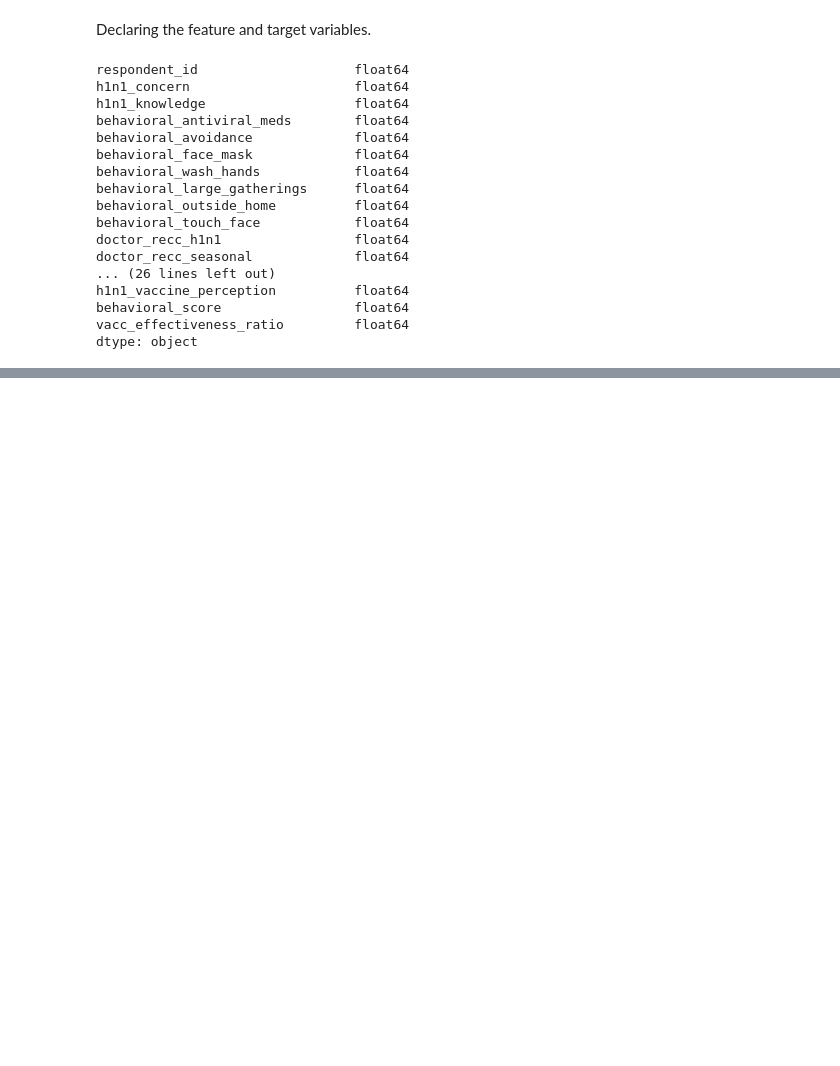
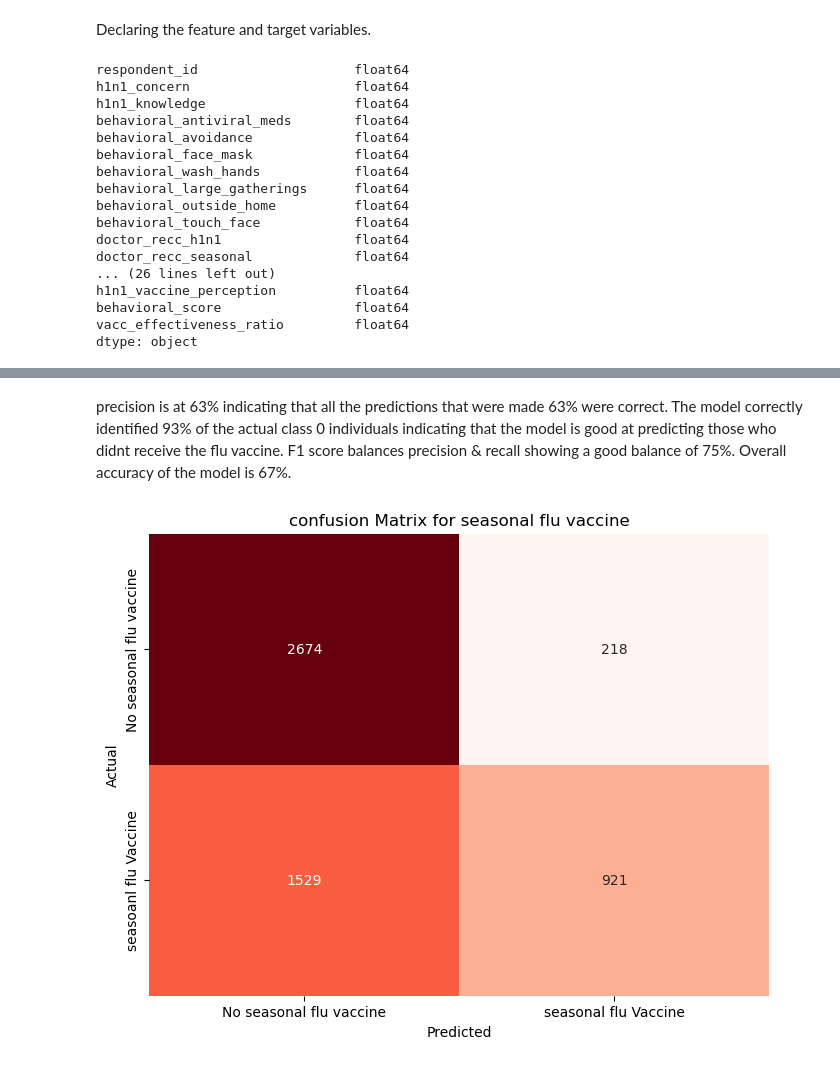
Before and after one commit to lchep2024/Phase-3-Project, a Jupyter notebook: index.ipynb, the cells around one changed output, grey strips where cells are left out. Cells and saved outputs as stored; diff of their text form; code cells hidden in the pictures; blank space fills up the shorter version.

```diff
--- a/index.ipynb
+++ b/index.ipynb
@@ -594 +752,16 @@ True Positives:587
+# %% [markdown]
+precision is at 63% indicating that all the predictions that were made 63% were correct.
+The model correctly identified 93% of the actual class 0 individuals indicating that the model is good at predicting those who didnt receive the flu vaccine.
+F1 score balances precision & recall showing a good balance of 75%.
+Overall accuracy of the model is 67%.
+# %%
+#confusion matrix for seasonal vaccine.
+plt.figure(figsize=(8,6))
+sns.heatmap(confusion_seasonal,annot=True,fmt='d',cmap='Reds',cbar=False,xticklabels=['No seasonal flu vaccine','seasonal flu Vaccine'],yticklabels=['No seasonal flu vaccine','seasoanl flu Vaccine'])
+plt.ylabel('Actual')
+plt.xlabel('Predicted')
+plt.title('confusion Matrix for seasonal flu vaccine')
+plt.show()
+# %% [output]
+[figure, added]
 # %%
```
Also changed, not shown: parts of 29 cells of this notebook, 1 other file.
